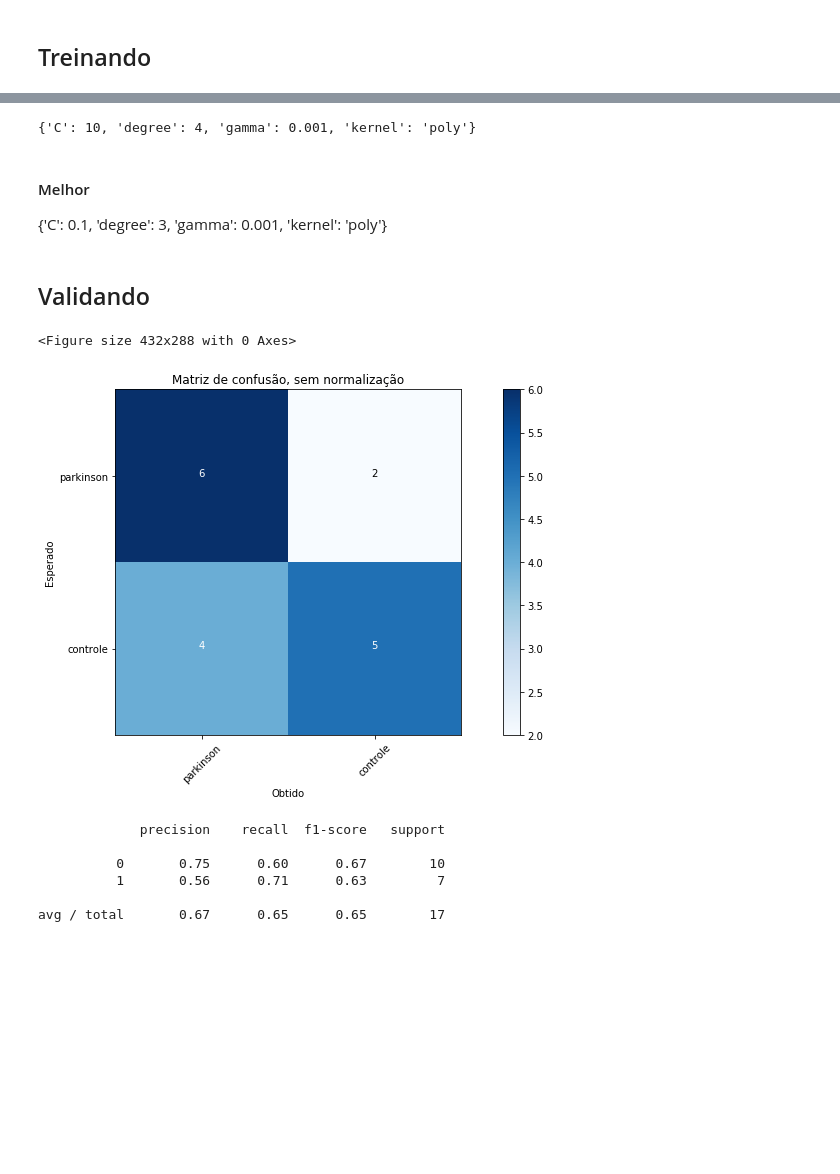
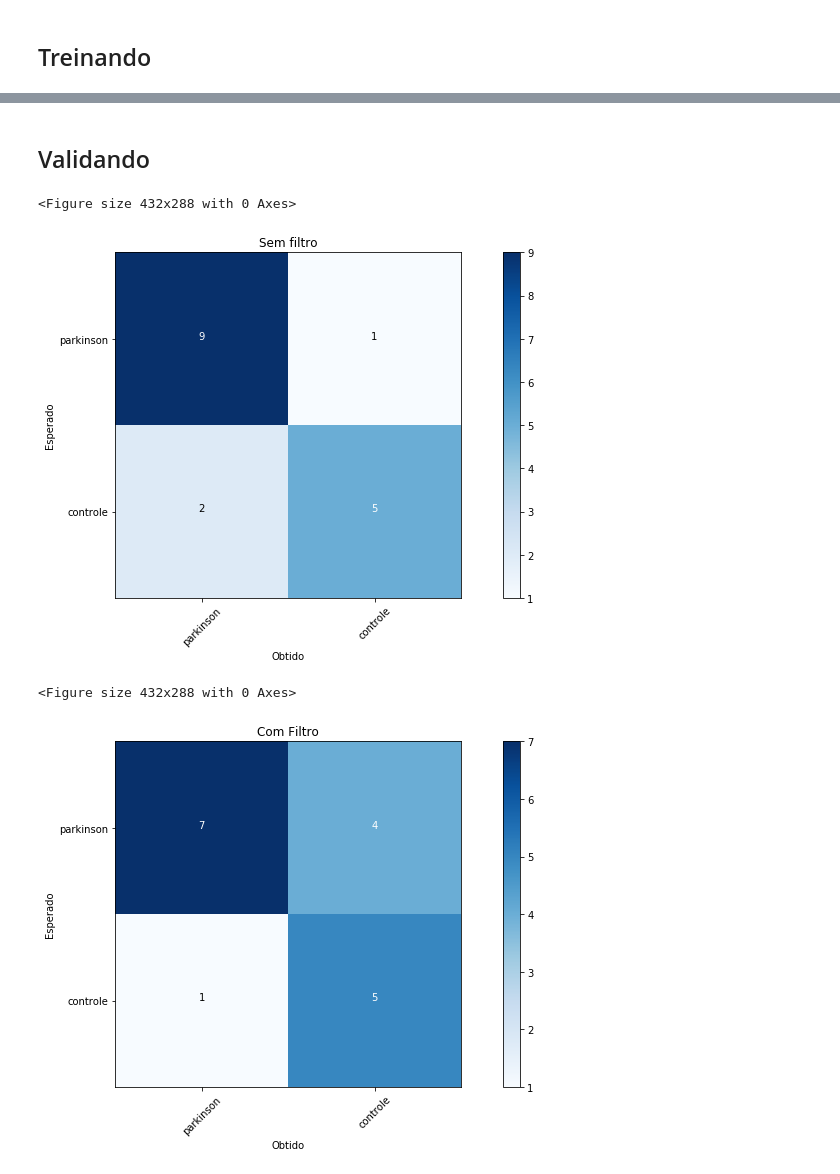
Before and after one commit to flaviocostap/mlModels, a Jupyter notebook: 06-SVM-todos-os-canais.ipynb, the cells around one changed output, grey strips where cells are left out. Cells and saved outputs as stored; diff of their text form; code cells hidden in the pictures; blank space fills up the shorter version.

Commit message:
add normalização e iniciando segmentação do sinal

```diff
--- a/06-SVM-todos-os-canais.ipynb
+++ b/06-SVM-todos-os-canais.ipynb
@@ -83,8 +83,12 @@ def fft(df, canal):
     freq = np.linspace(0,500,amostras)
     return (sinal,freq)
 
+def frequeciaBD(df, canal):
+    sinalFFT = [bandpass_filter(fft(data, canal)[0]) for data in df]
+    return sinalFFT
+
 def frequecia(df, canal):
-    sinalFFT = [lowpass_filter(fft(data, canal)[0]) for data in df]
+    sinalFFT = [fft(data, canal)[0] for data in df]
     return sinalFFT
 
 def plotarFFT(a, b, titulo):
@@ -176,9 +216,2 @@ GridSearchCV(cv=None, error_score='raise',
-# %%
-print(grid.best_params_)
-# %% [output]
-{'C': 10, 'degree': 4, 'gamma': 0.001, 'kernel': 'poly'}
-# %% [markdown]
-#### Melhor
-{'C': 0.1, 'degree': 3, 'gamma': 0.001, 'kernel': 'poly'}
 # %%
 y_pred = grid.predict(X_test)
@@ -189,19 +223,20 @@ nomes = ['parkinson', 'controle']
 # %%
 # Matriz de confusão
 cnf_matrix = confusion_matrix(y_test, y_pred )
 np.set_printoptions(precision=2)
 # Sem normalização
 plt.figure()
-plot_confusion_matrix(cnf_matrix, classes=nomes)
+plot_confusion_matrix(cnf_matrix, classes=nomes, title="Sem filtro")
 # %% [output]
 <Figure size 432x288 with 0 Axes>
-[figure, old version]
+[figure, new version]
-# %%
-print(classification_report(y_pred, y_test))
-# %% [output]
-             precision    recall  f1-score   support
-
-          0       0.75      0.60      0.67        10
-          1       0.56      0.71      0.63         7
-
-avg / total       0.67      0.65      0.65        17
+# %%
+# Matriz de confusão
+cnf_matrix = confusion_matrix(y_testBD, y_predBD )
+np.set_printoptions(precision=2)
+# Sem normalização
+plt.figure()
+plot_confusion_matrix(cnf_matrix, classes=nomes, title="Com Filtro")
+# %% [output]
+<Figure size 432x288 with 0 Axes>
+[figure, added]
```
Also changed, not shown: parts of 9 cells of this notebook, 1 other file.
